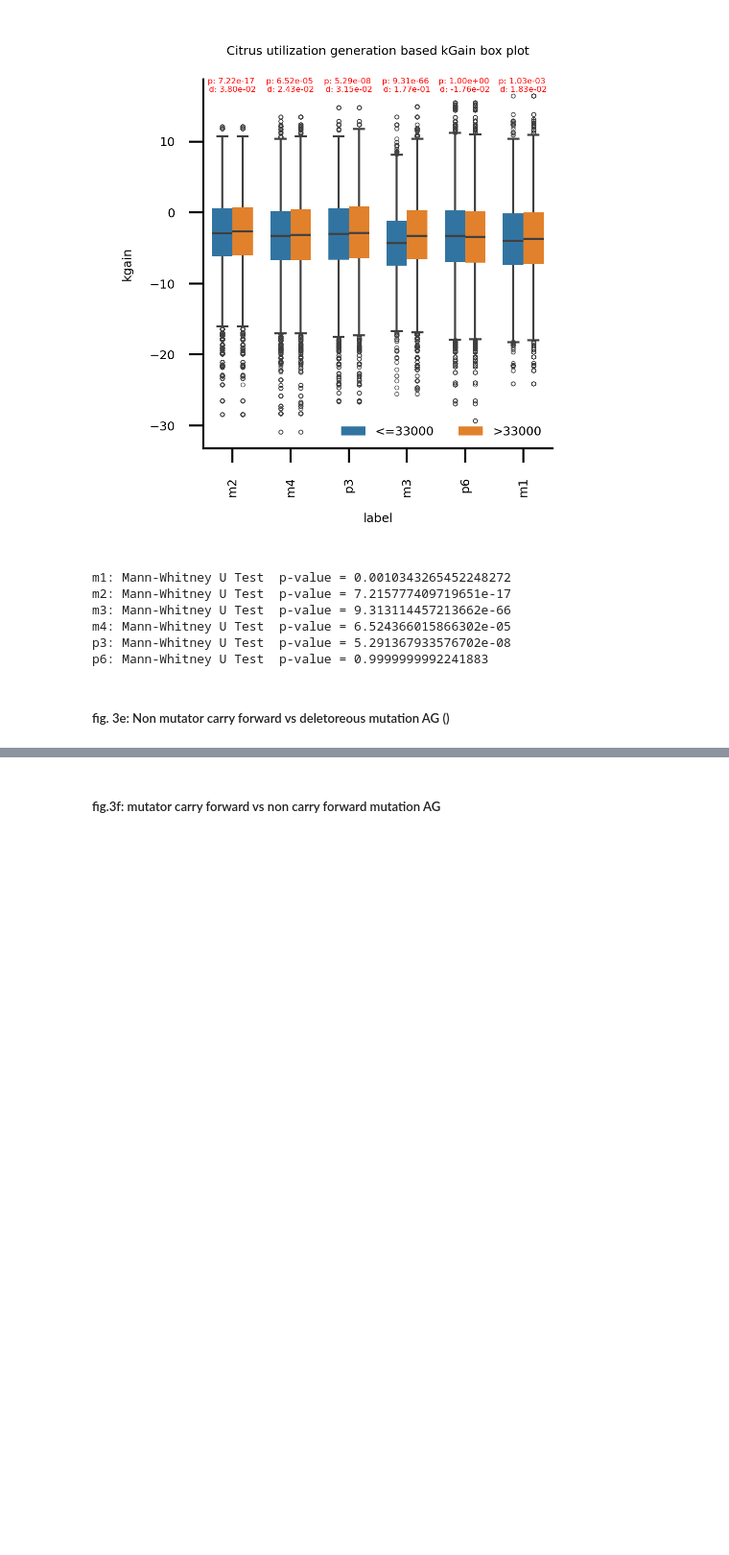
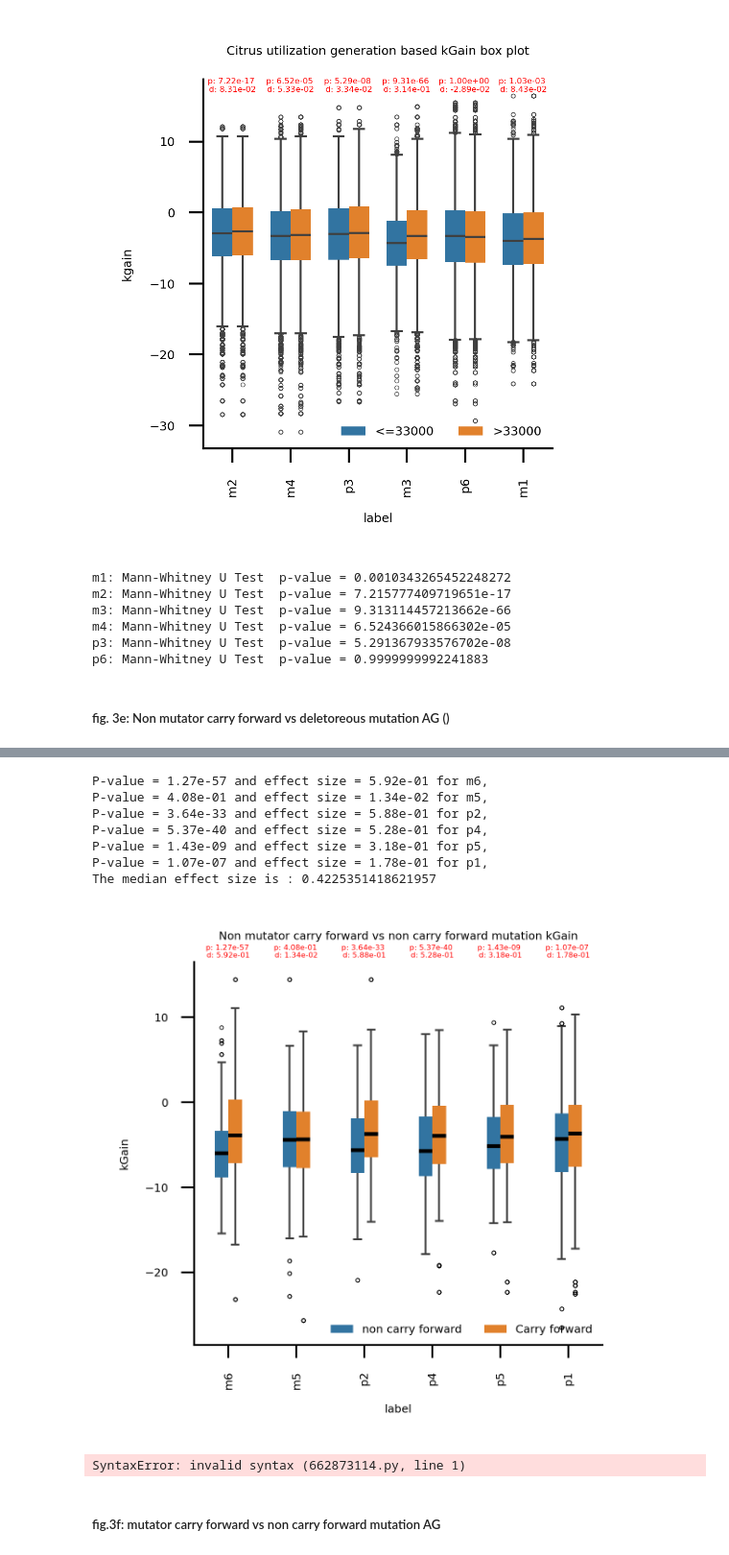
Before and after one commit to cellsemantics/Oligo_Promotion, a Jupyter notebook: figure/main figures/fig3/fig3.ipynb, the cells around one changed output, grey strips where cells are left out. Shown at 96% size. Drawn from its saved outputs; the diff is of its cells as text; code cells hidden in the pictures; blank space fills up the shorter version.

```diff
--- a/figure/main figures/fig3/fig3.ipynb
+++ b/figure/main figures/fig3/fig3.ipynb
@@ -404,4 +407,31 @@ x: p1, p-value: 1.07e-07, Cohen's d: 5.21e-02
 [figure]
+# %%
+fig, ax = plt.subplots(1, 1, dpi = 600, figsize = (2.1, 2.1))
+
+ax = sns.boxplot(kgain_mutation[kgain_mutation["label"].isin(non_mutator_list)], x = "label", y = "AG", hue = "mutation type", ax=ax, boxprops=dict(edgecolor="black", linewidth=0), flierprops=dict(marker='o', markeredgecolor='black'), width=0.4,linewidth=0.5, fliersize=0.15, dodge=True, medianprops={"color": "black","linewidth":1})
+ax= utility.custom_figure_axis(ax, fontsize=3, show_ticks = True)
+ax.legend(ncol = 2, fontsize=3, frameon=False)
+ax.set_title("Non mutator carry forward vs non carry forward mutation kGain", fontsize=3)
+ax.set_ylabel("kGain")
+ax = utility.return_box_with_p_effect_size(ax, data = kgain_mutation[kgain_mutation["label"].isin(non_mutator_list)], x_columns = 'label', y_columns = 'AG', group1_name = 'Carry forward', group2_name = 'non carry forward', y_pos = 17, hue_columns="mutation type", fontsize=2)
+
+
+plt.tight_layout()
+
+# plt.savefig("../figure/Non mutator carry forward vs deletoreous mutation AG.pdf", dpi = 600)
+# %% [output]
+P-value = 1.27e-57 and effect size = 5.92e-01 for m6,
+P-value = 4.08e-01 and effect size = 1.34e-02 for m5,
+P-value = 3.64e-33 and effect size = 5.88e-01 for p2,
+P-value = 5.37e-40 and effect size = 5.28e-01 for p4,
+P-value = 1.43e-09 and effect size = 3.18e-01 for p5,
+P-value = 1.07e-07 and effect size = 1.78e-01 for p1,
+The median effect size is : 0.4225351418621957
+[figure, added]
+# %%
+utility.median_based_distance(group1 = , group2)
+# %% [output]
+SyntaxError: invalid syntax (662873114.py, line 1)
 # %% [markdown]
 ##### fig.3f: mutator carry forward vs non carry forward mutation AG
 # %%
```
Also changed, not shown: parts of 7 cells of this notebook.
